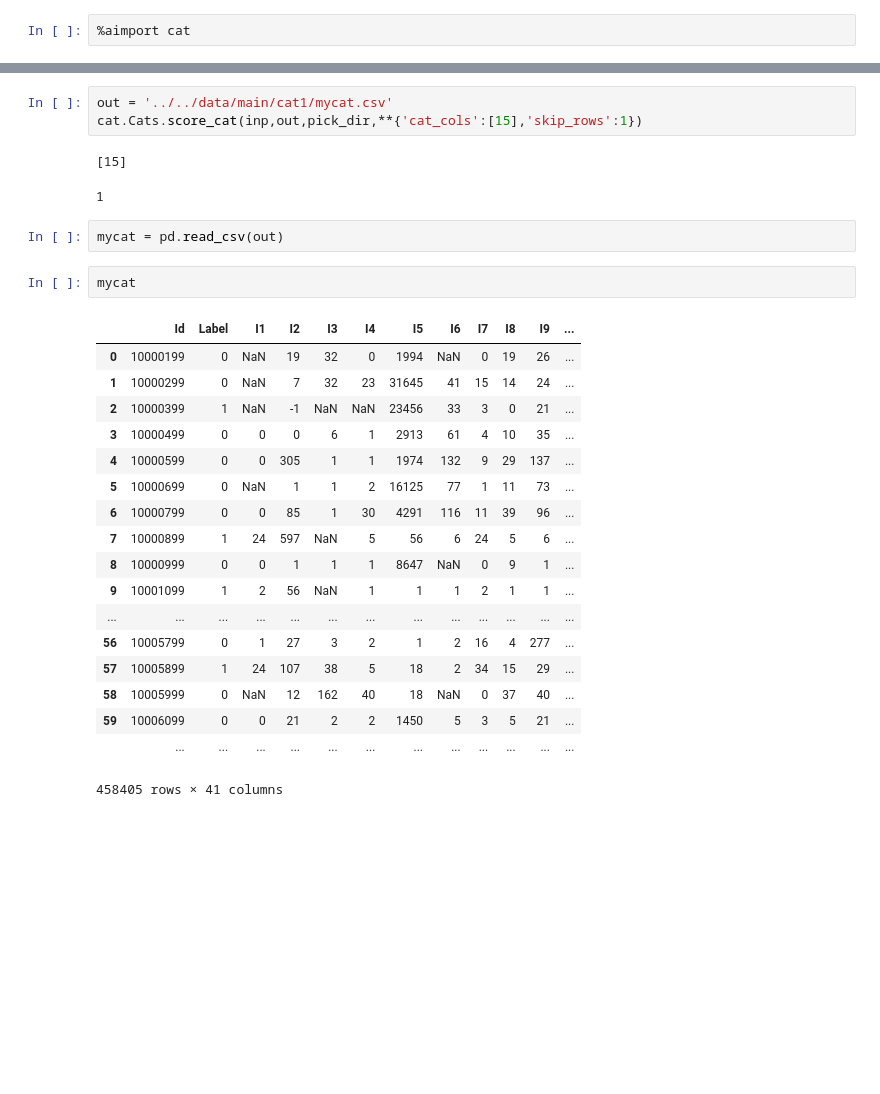
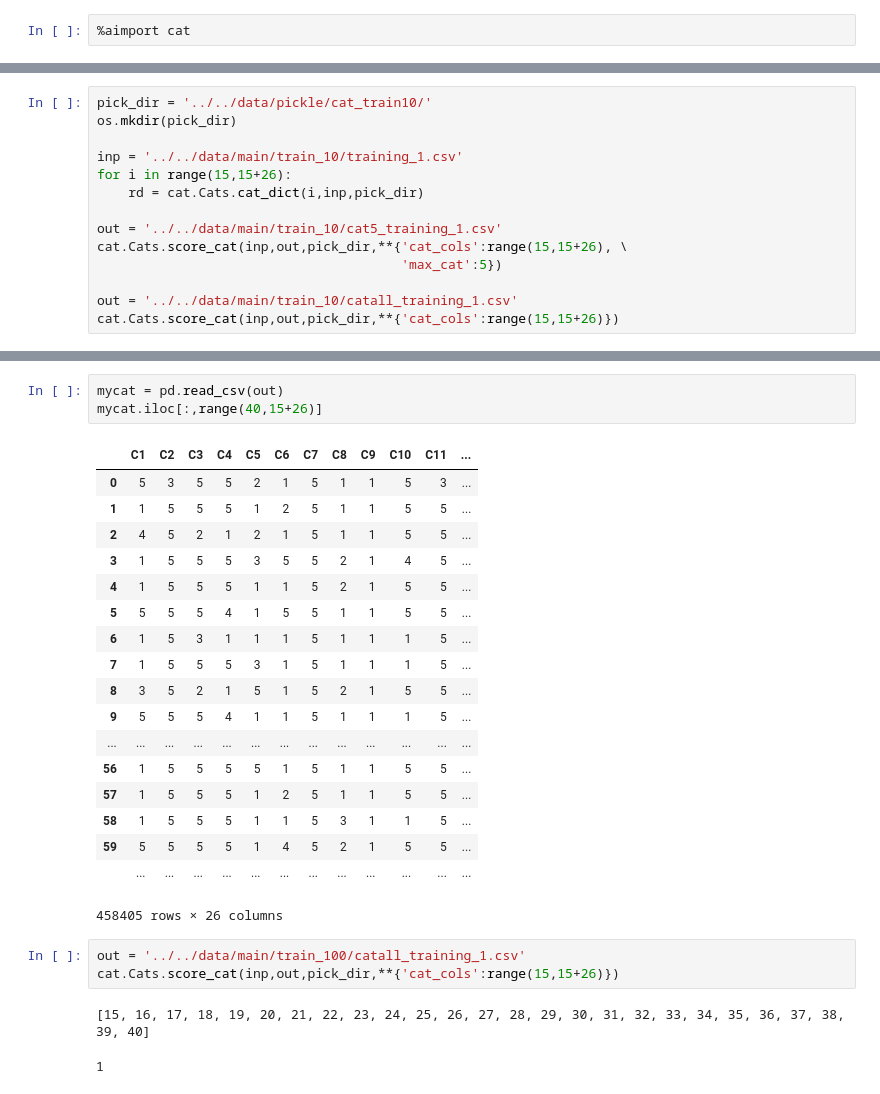
Before and after one commit to sutt/wnba, a Jupyter notebook: analysis/week1/cat2col1.ipynb, the cells around one changed output, grey strips where cells are left out. Cells and saved outputs as stored; diff of their text form; blank space fills up the shorter version.

```diff
--- a/analysis/week1/cat2col1.ipynb
+++ b/analysis/week1/cat2col1.ipynb
@@ -20,0 +8,14 @@ cat.Cats.mic_check()
+# %%
+pick_dir = '../../data/pickle/cat_train10/'
+os.mkdir(pick_dir)
+
+inp = '../../data/main/train_10/training_1.csv'
+for i in range(15,15+26):
+    rd = cat.Cats.cat_dict(i,inp,pick_dir)
+
+out = '../../data/main/train_10/cat5_training_1.csv'
+cat.Cats.score_cat(inp,out,pick_dir,**{'cat_cols':range(15,15+26), \
+                                       'max_cat':5})
+
+out = '../../data/main/train_10/catall_training_1.csv'
+cat.Cats.score_cat(inp,out,pick_dir,**{'cat_cols':range(15,15+26)})
@@ -21,29 +30,28 @@ cat.Cats.mic_check()
+# %%
+mycat = pd.read_csv(out)
+mycat.iloc[:,range(40,15+26)]
+# %% [output]
+|  | C1 | C2 | C3 | C4 | C5 | C6 | C7 | C8 | C9 | C10 | C11 | ... |
+| 0 | 5 | 3 | 5 | 5 | 2 | 1 | 5 | 1 | 1 | 5 | 3 | ... |
+| 1 | 1 | 5 | 5 | 5 | 1 | 2 | 5 | 1 | 1 | 5 | 5 | ... |
+| 2 | 4 | 5 | 2 | 1 | 2 | 1 | 5 | 1 | 1 | 5 | 5 | ... |
+| 3 | 1 | 5 | 5 | 5 | 3 | 5 | 5 | 2 | 1 | 4 | 5 | ... |
+| 4 | 1 | 5 | 5 | 5 | 1 | 1 | 5 | 2 | 1 | 5 | 5 | ... |
+| 5 | 5 | 5 | 5 | 4 | 1 | 5 | 5 | 1 | 1 | 5 | 5 | ... |
+| 6 | 1 | 5 | 3 | 1 | 1 | 1 | 5 | 1 | 1 | 1 | 5 | ... |
+| 7 | 1 | 5 | 5 | 5 | 3 | 1 | 5 | 1 | 1 | 1 | 5 | ... |
+| 8 | 3 | 5 | 2 | 1 | 5 | 1 | 5 | 2 | 1 | 5 | 5 | ... |
+| 9 | 5 | 5 | 5 | 4 | 1 | 1 | 5 | 1 | 1 | 1 | 5 | ... |
+| ... | ... | ... | ... | ... | ... | ... | ... | ... | ... | ... | ... | ... |
+| 56 | 1 | 5 | 5 | 5 | 5 | 1 | 5 | 1 | 1 | 5 | 5 | ... |
+| 57 | 1 | 5 | 5 | 5 | 1 | 2 | 5 | 1 | 1 | 5 | 5 | ... |
+| 58 | 1 | 5 | 5 | 5 | 1 | 1 | 5 | 3 | 1 | 1 | 5 | ... |
+| 59 | 5 | 5 | 5 | 5 | 1 | 4 | 5 | 2 | 1 | 5 | 5 | ... |
+|  | ... | ... | ... | ... | ... | ... | ... | ... | ... | ... | ... | ... |
+458405 rows × 26 columns
 # %%
-out = '../../data/main/cat1/mycat.csv'
-cat.Cats.score_cat(inp,out,pick_dir,**{'cat_cols':[15],'skip_rows':1})
+out = '../../data/main/train_100/catall_training_1.csv'
+cat.Cats.score_cat(inp,out,pick_dir,**{'cat_cols':range(15,15+26)})
 # %% [output]
-[15]
+[15, 16, 17, 18, 19, 20, 21, 22, 23, 24, 25, 26, 27, 28, 29, 30, 31, 32, 33, 34, 35, 36, 37, 38, 39, 40]
 1
-# %%
-mycat = pd.read_csv(out)
-# %%
-mycat
-# %% [output]
-|  | Id | Label | I1 | I2 | I3 | I4 | I5 | I6 | I7 | I8 | I9 | ... |
-| 0 | 10000199 | 0 | NaN | 19 | 32 | 0 | 1994 | NaN | 0 | 19 | 26 | ... |
-| 1 | 10000299 | 0 | NaN | 7 | 32 | 23 | 31645 | 41 | 15 | 14 | 24 | ... |
-| 2 | 10000399 | 1 | NaN | -1 | NaN | NaN | 23456 | 33 | 3 | 0 | 21 | ... |
-| 3 | 10000499 | 0 | 0 | 0 | 6 | 1 | 2913 | 61 | 4 | 10 | 35 | ... |
-| 4 | 10000599 | 0 | 0 | 305 | 1 | 1 | 1974 | 132 | 9 | 29 | 137 | ... |
-| 5 | 10000699 | 0 | NaN | 1 | 1 | 2 | 16125 | 77 | 1 | 11 | 73 | ... |
-| 6 | 10000799 | 0 | 0 | 85 | 1 | 30 | 4291 | 116 | 11 | 39 | 96 | ... |
-| 7 | 10000899 | 1 | 24 | 597 | NaN | 5 | 56 | 6 | 24 | 5 | 6 | ... |
-| 8 | 10000999 | 0 | 0 | 1 | 1 | 1 | 8647 | NaN | 0 | 9 | 1 | ... |
-| 9 | 10001099 | 1 | 2 | 56 | NaN | 1 | 1 | 1 | 2 | 1 | 1 | ... |
-| ... | ... | ... | ... | ... | ... | ... | ... | ... | ... | ... | ... | ... |
-| 56 | 10005799 | 0 | 1 | 27 | 3 | 2 | 1 | 2 | 16 | 4 | 277 | ... |
-| 57 | 10005899 | 1 | 24 | 107 | 38 | 5 | 18 | 2 | 34 | 15 | 29 | ... |
-| 58 | 10005999 | 0 | NaN | 12 | 162 | 40 | 18 | NaN | 0 | 37 | 40 | ... |
-| 59 | 10006099 | 0 | 0 | 21 | 2 | 2 | 1450 | 5 | 3 | 5 | 21 | ... |
-|  | ... | ... | ... | ... | ... | ... | ... | ... | ... | ... | ... | ... |
-458405 rows × 41 columns
```
Also changed, not shown: parts of 10 cells of this notebook, 1 other file.
